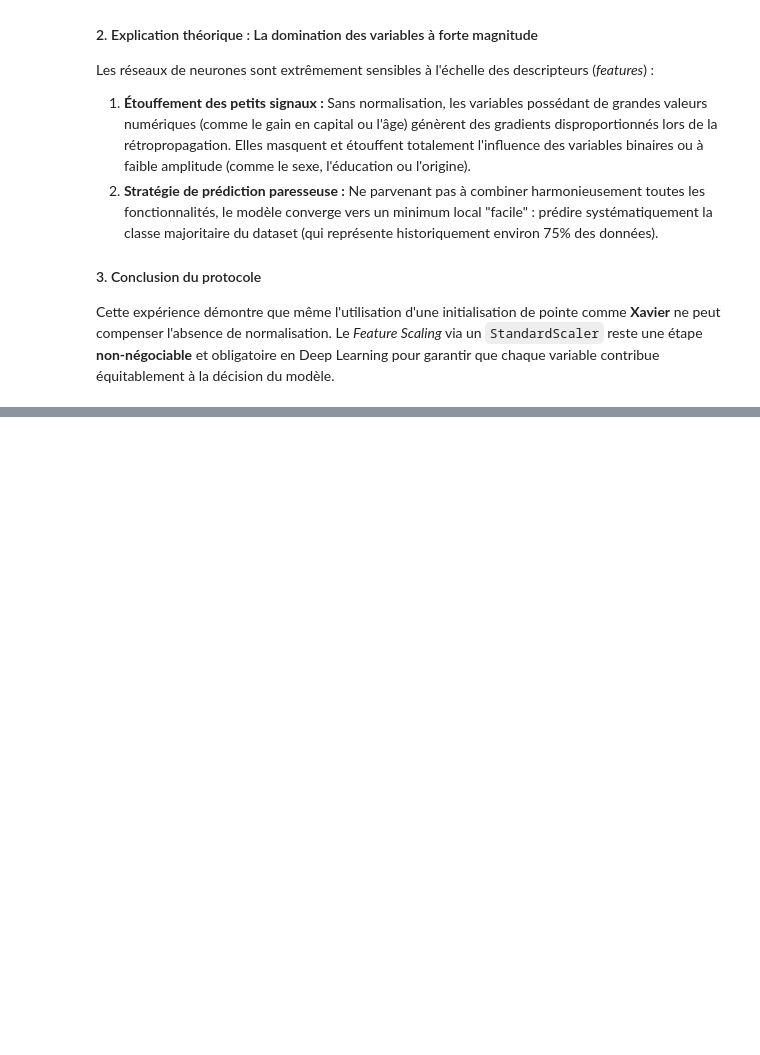
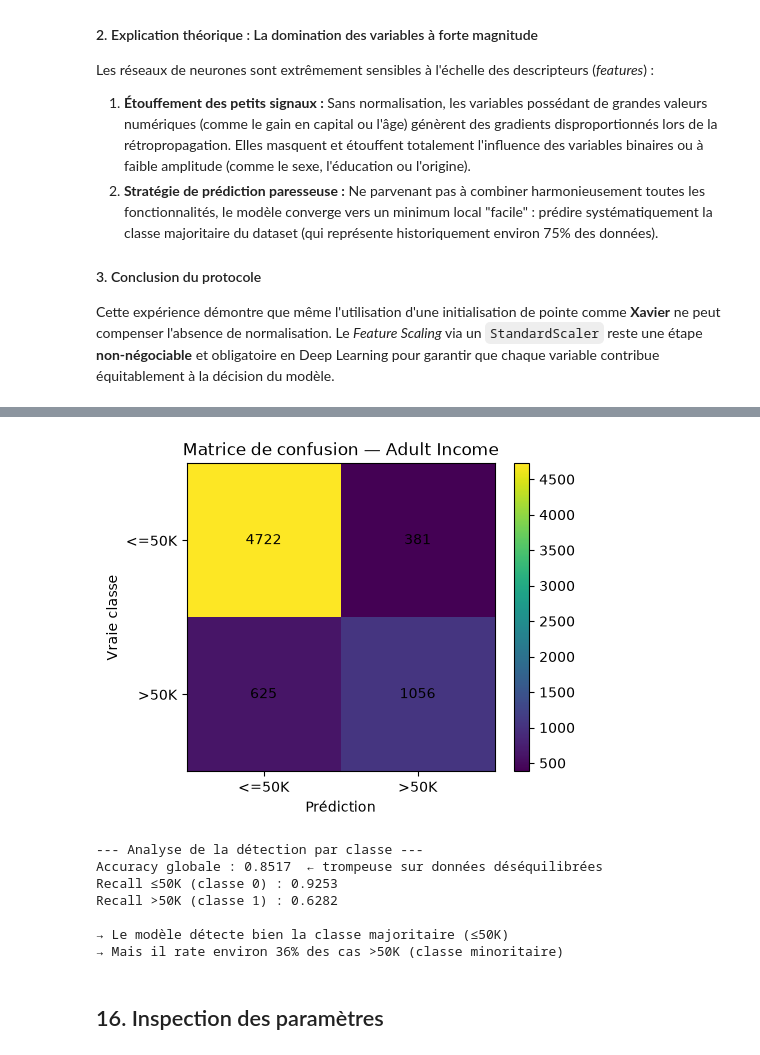
Before and after one commit to AyaQuarine/DEEPXPLAIN, a Jupyter notebook: notebooks/01_mlp_adult_income.ipynb, the cells around one changed output, grey strips where cells are left out. Cells and saved outputs as stored; diff of their text form; code cells hidden in the pictures; blank space fills up the shorter version.

```diff
--- a/notebooks/01_mlp_adult_income.ipynb
+++ b/notebooks/01_mlp_adult_income.ipynb
@@ -1038,0 +1626,5 @@ Cette expérience démontre que même l'utilisation d'une initialisation de poin
+# %%
+best_experiment_name = results_df.iloc[0]["Expérience"]
+best_model = models[best_experiment_name]
+
+print("Meilleure expérience :", best_experiment_name)
@@ -1038,0 +1686,37 @@ Cette expérience démontre que même l'utilisation d'une initialisation de poin
+# %%
+cm = confusion_matrix(y_true, y_pred)
+
+plt.figure(figsize=(5, 4))
+plt.imshow(cm)
+plt.title("Matrice de confusion — Adult Income")
+plt.xlabel("Prédiction")
+plt.ylabel("Vraie classe")
+plt.xticks([0, 1], ["<=50K", ">50K"])
+plt.yticks([0, 1], ["<=50K", ">50K"])
+
+for i in range(cm.shape[0]):
+    for j in range(cm.shape[1]):
+        plt.text(j, i, cm[i, j], ha="center", va="center")
+
+plt.colorbar()
+save_figure("matrice_confusion_adult_income.png", dpi=150)
+plt.show()
+
+# --- Analyse détaillée sur la détection par classe ---
+print("\n--- Analyse de la détection par classe ---")
+print(f"Accuracy globale : {acc:.4f}  ← trompeuse sur données déséquilibrées")
+print(f"Recall ≤50K (classe 0) : {recall_score(y_true, y_pred, pos_label=0):.4f}")
+print(f"Recall >50K (classe 1) : {recall_score(y_true, y_pred, pos_label=1):.4f}")
+print("\n→ Le modèle détecte bien la classe majoritaire (≤50K)")
+print("→ Mais il rate environ 36% des cas >50K (classe minoritaire)")
+# %% [output]
+[figure, added]
+--- Analyse de la détection par classe ---
+Accuracy globale : 0.8517  ← trompeuse sur données déséquilibrées
+Recall ≤50K (classe 0) : 0.9253
+Recall >50K (classe 1) : 0.6282
+
+→ Le modèle détecte bien la classe majoritaire (≤50K)
+→ Mais il rate environ 36% des cas >50K (classe minoritaire)
+# %% [markdown]
+## 16. Inspection des paramètres
```
Also changed, not shown: parts of 34 cells of this notebook, 8 other files.
